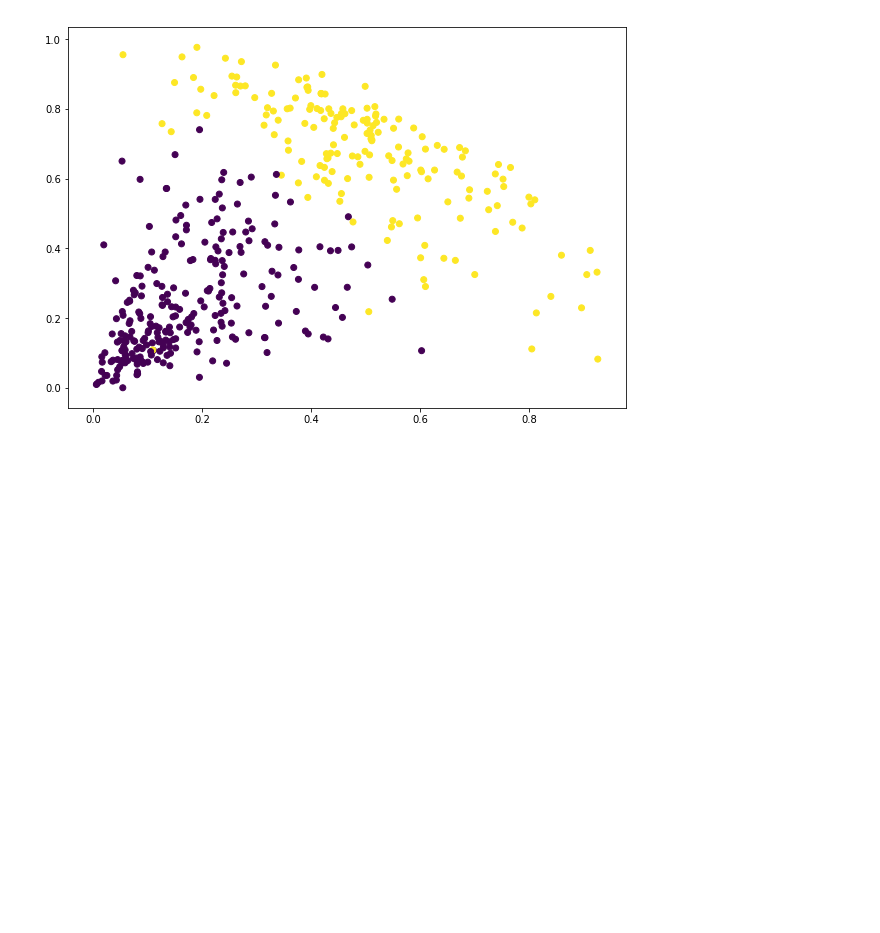
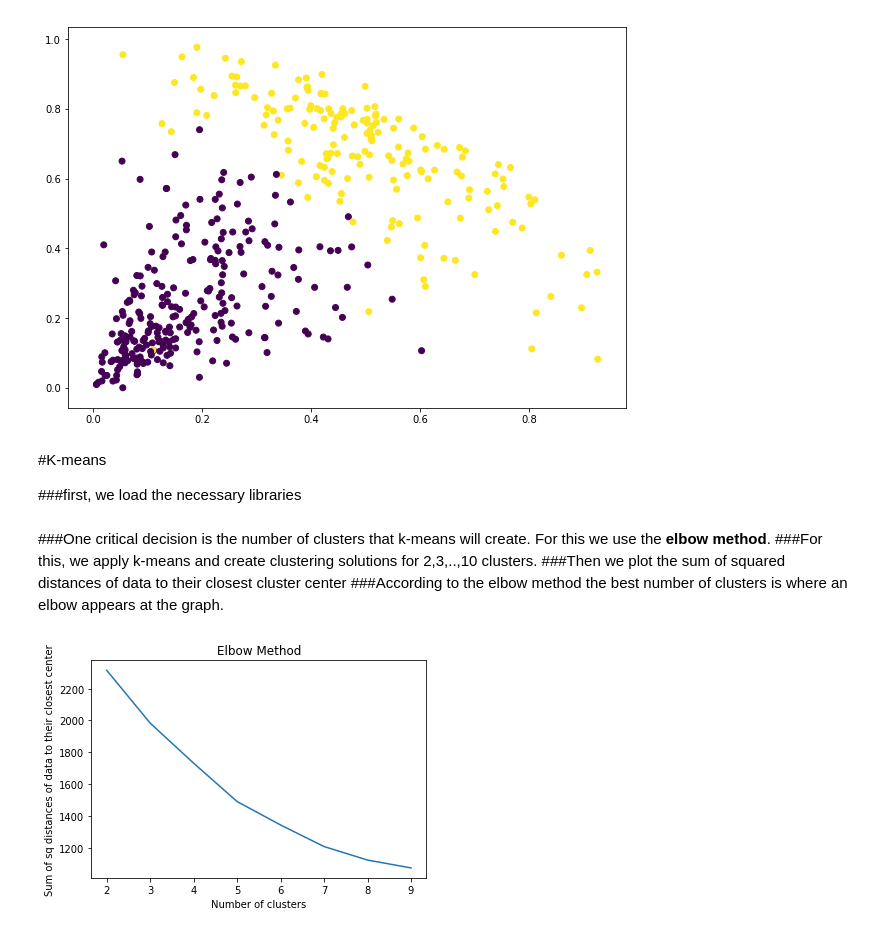
Before and after one commit to dpanagop/ML_and_AI_examples, a Jupyter notebook: Customer_segmentation.ipynb, the cells around one changed output. Cells and saved outputs as stored; diff of their text form; code cells hidden in the pictures; blank space fills up the shorter version.

```diff
--- a/Customer_segmentation.ipynb
+++ b/Customer_segmentation.ipynb
@@ -148,3 +147,7 @@ plt.scatter(data_scaled['Milk'], data_scaled['Grocery'], c=cluster.labels_)
 # %% [output]
 <matplotlib.collections.PathCollection at 0x...>
 [figure]
+# %% [markdown]
+#K-means
+
+###first, we load the necessary libraries
@@ -150,0 +156,18 @@ plt.scatter(data_scaled['Milk'], data_scaled['Grocery'], c=cluster.labels_)
+# %% [markdown]
+###One critical decision is the number of clusters that k-means will create. For this we use the **elbow method**.
+###For this, we apply k-means and create clustering solutions for 2,3,..,10 clusters.
+###Then we plot the sum of squared distances of data to their closest cluster center
+###According to the elbow method the best number of clusters is where an elbow appears at the graph.
+# %%
+wcss = []
+for i in range(2, 10):
+    kmeans = KMeans(n_clusters=i, init='k-means++', max_iter=300, n_init=10, random_state=0)
+    kmeans.fit(df)
+    wcss.append(kmeans.inertia_)
+plt.plot(range(2, 10), wcss)
+plt.title('Elbow Method')
+plt.xlabel('Number of clusters')
+plt.ylabel('Sum of sq distances of data to their closest center')
+plt.show()
+# %% [output]
+[figure, added]
```
Also changed, not shown: parts of 6 cells of this notebook.
